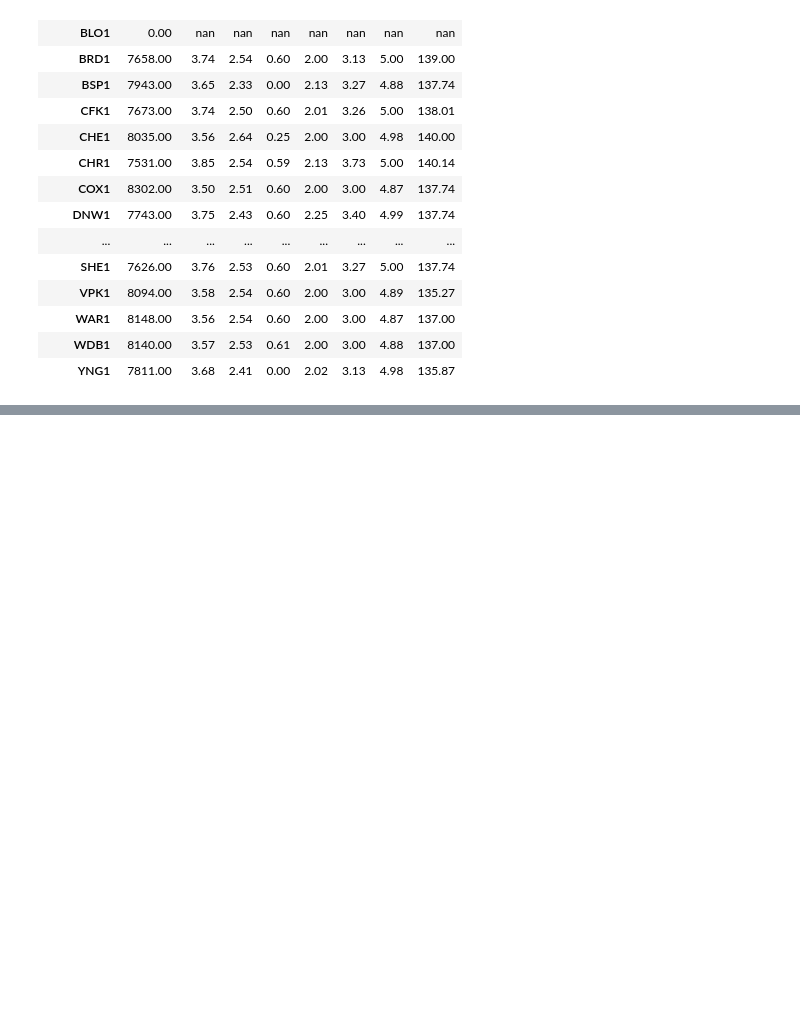
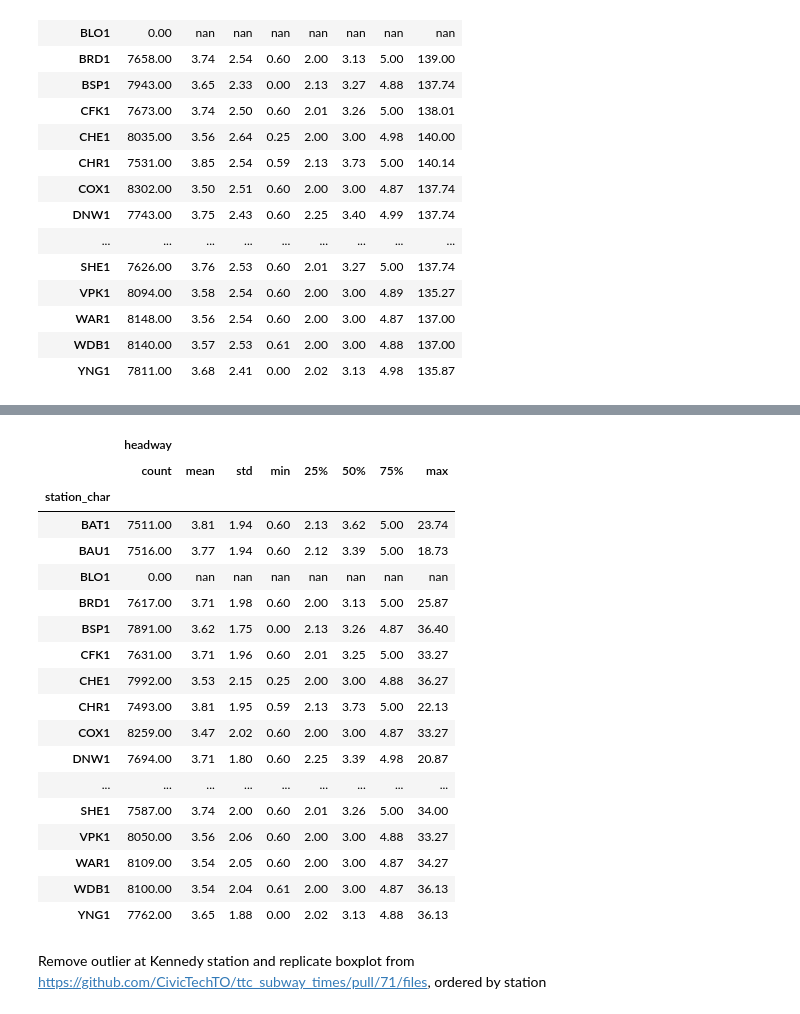
Before and after one commit to bani/ttc_subway_times, a Jupyter notebook: doc/headway_sql.ipynb, the cells around one changed output, grey strips where cells are left out. Drawn from its saved outputs; the diff is of its cells as text; code cells hidden in the pictures; blank space fills up the shorter version.

```diff
--- a/doc/headway_sql.ipynb
+++ b/doc/headway_sql.ipynb
@@ -77,0 +201,31 @@ data.groupby('station_char').describe()
+# %%
+sql = '''
+SELECT station_char, EXTRACT(EPOCH FROM next_train_request_date-request_date) / 60 as headway
+FROM headway_clean
+WHERE subwayline = 'BD'
+AND RIGHT(station_char, 1) = '1'
+'''
+df = pd.read_sql(sql, con)
+df.groupby('station_char').describe()
+# %% [output]
+|  | headway |  |  |  |  |  |  |  |
+|  | count | mean | std | min | 25% | 50% | 75% | max |
+| station_char |  |  |  |  |  |  |  |  |
+| BAT1 | 7511.00 | 3.81 | 1.94 | 0.60 | 2.13 | 3.62 | 5.00 | 23.74 |
+| BAU1 | 7516.00 | 3.77 | 1.94 | 0.60 | 2.12 | 3.39 | 5.00 | 18.73 |
+| BLO1 | 0.00 | nan | nan | nan | nan | nan | nan | nan |
+| BRD1 | 7617.00 | 3.71 | 1.98 | 0.60 | 2.00 | 3.13 | 5.00 | 25.87 |
+| BSP1 | 7891.00 | 3.62 | 1.75 | 0.00 | 2.13 | 3.26 | 4.87 | 36.40 |
+| CFK1 | 7631.00 | 3.71 | 1.96 | 0.60 | 2.01 | 3.25 | 5.00 | 33.27 |
+| CHE1 | 7992.00 | 3.53 | 2.15 | 0.25 | 2.00 | 3.00 | 4.88 | 36.27 |
+| CHR1 | 7493.00 | 3.81 | 1.95 | 0.59 | 2.13 | 3.73 | 5.00 | 22.13 |
+| COX1 | 8259.00 | 3.47 | 2.02 | 0.60 | 2.00 | 3.00 | 4.87 | 33.27 |
+| DNW1 | 7694.00 | 3.71 | 1.80 | 0.60 | 2.25 | 3.39 | 4.98 | 20.87 |
+| ... | ... | ... | ... | ... | ... | ... | ... | ... |
+| SHE1 | 7587.00 | 3.74 | 2.00 | 0.60 | 2.01 | 3.26 | 5.00 | 34.00 |
+| VPK1 | 8050.00 | 3.56 | 2.06 | 0.60 | 2.00 | 3.00 | 4.88 | 33.27 |
+| WAR1 | 8109.00 | 3.54 | 2.05 | 0.60 | 2.00 | 3.00 | 4.87 | 34.27 |
+| WDB1 | 8100.00 | 3.54 | 2.04 | 0.61 | 2.00 | 3.00 | 4.87 | 36.13 |
+| YNG1 | 7762.00 | 3.65 | 1.88 | 0.00 | 2.02 | 3.13 | 4.88 | 36.13 |
+# %% [markdown]
+Remove outlier at Kennedy station and replicate boxplot from https://github.com/CivicTechTO/ttc_subway_times/pull/71/files, ordered by station
```
Also changed, not shown: parts of 14 cells of this notebook.
